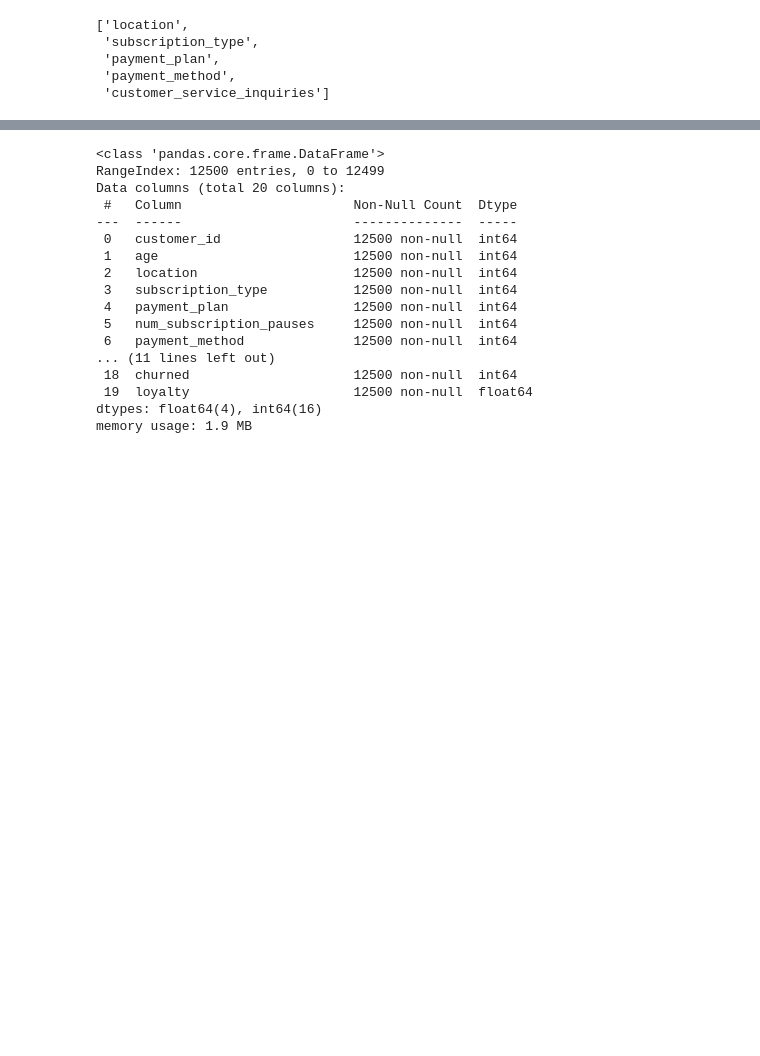
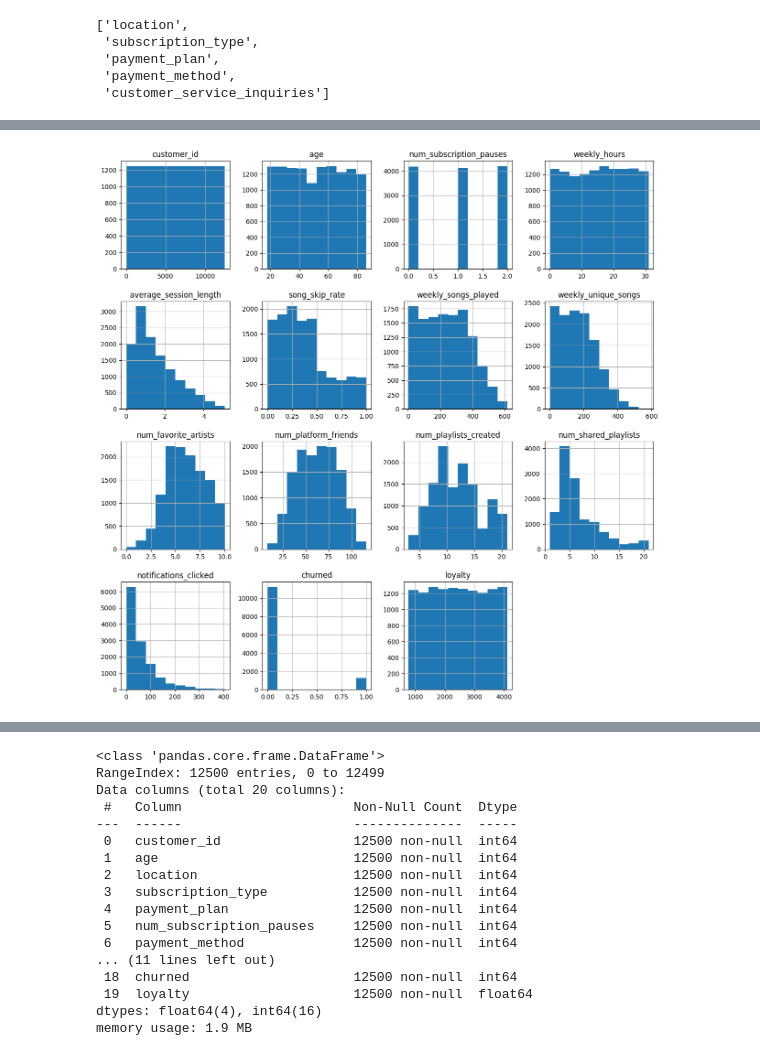
Before and after one commit to kristofwillen/datascience-lib, a Jupyter notebook: music-churn/music-churn-2024.ipynb, the cells around one changed output, grey strips where cells are left out. Saved outputs shown, nothing was run; the diff lists cells and outputs as text; code cells hidden in the pictures; blank space fills up the shorter version.

```diff
--- a/music-churn/music-churn-2024.ipynb
+++ b/music-churn/music-churn-2024.ipynb
@@ -56,0 +72,5 @@ categorical_features
+# %%
+train.hist(figsize=(15,15))
+plt.show()
+# %% [output]
+[figure, added]
```
Also changed, not shown: parts of 12 cells of this notebook, 2 other files.
